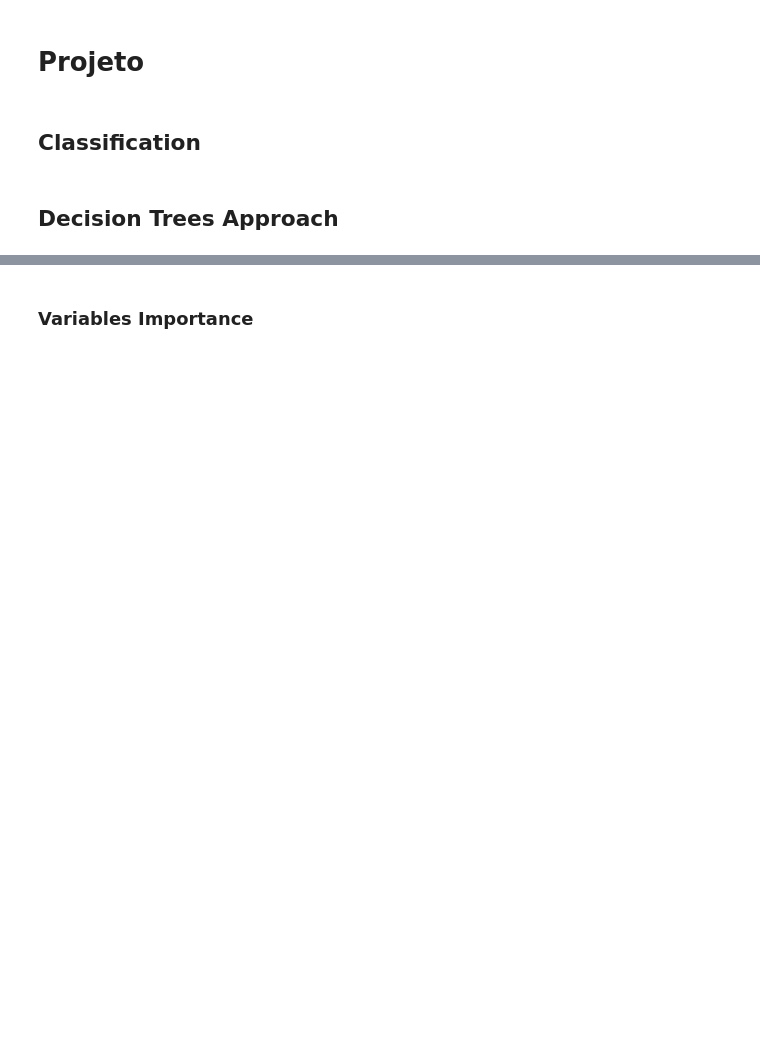
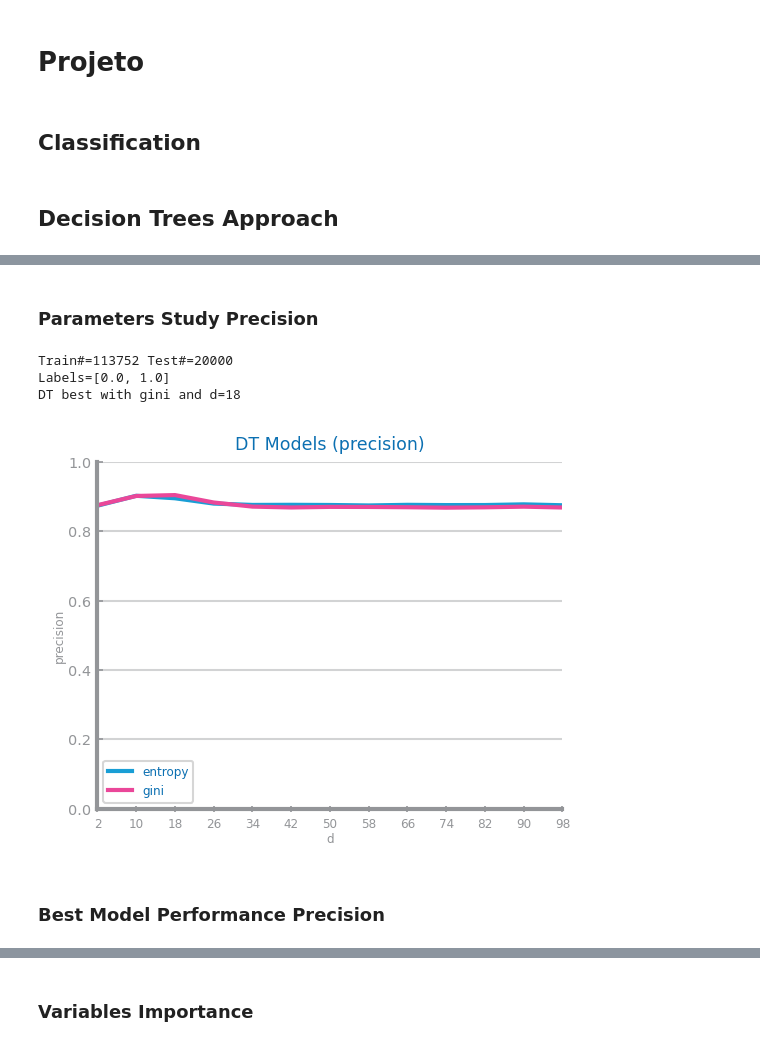
Before and after one commit to franciscoAbreuTecnico/Data-Science-IST, a Jupyter notebook: dataset_services/decision_tree.ipynb, the cells around one changed output, grey strips where cells are left out. Saved outputs shown, nothing was run; the diff lists cells and outputs as text; code cells hidden in the pictures; blank space fills up the shorter version.

```diff
--- a/dataset_services/decision_tree.ipynb
+++ b/dataset_services/decision_tree.ipynb
@@ -41,3 +58,22 @@ show()
+# %% [markdown]
+### Parameters Study Precision
+# %%
+eval_metric = "precision"
+trnX, tstX, trnY, tstY, labels, vars = dslabs.read_train_test_from_files(train_filename, test_filename, target)
+print(f'Train#={len(trnX)} Test#={len(tstX)}')
+print(f'Labels={labels}')
+
+figure()
+best_model, params = dslabs.trees_study(trnX, trnY, tstX, tstY, d_max=100, metric=eval_metric)
+savefig(f'classification_images/decision_tree/{file_tag}_dt_{eval_metric}_study.png')
+show()
+# %% [output]
+Train#=113752 Test#=20000
+Labels=[0.0, 1.0]
+DT best with gini and d=18
+[figure, added]
+# %% [markdown]
+### Best Model Performance Precision
 # %%
 prd_trn: np.array = best_model.predict(trnX)
 prd_tst: np.array = best_model.predict(tstX)
```
Also changed, not shown: parts of 14 cells of this notebook, 14 other files.
